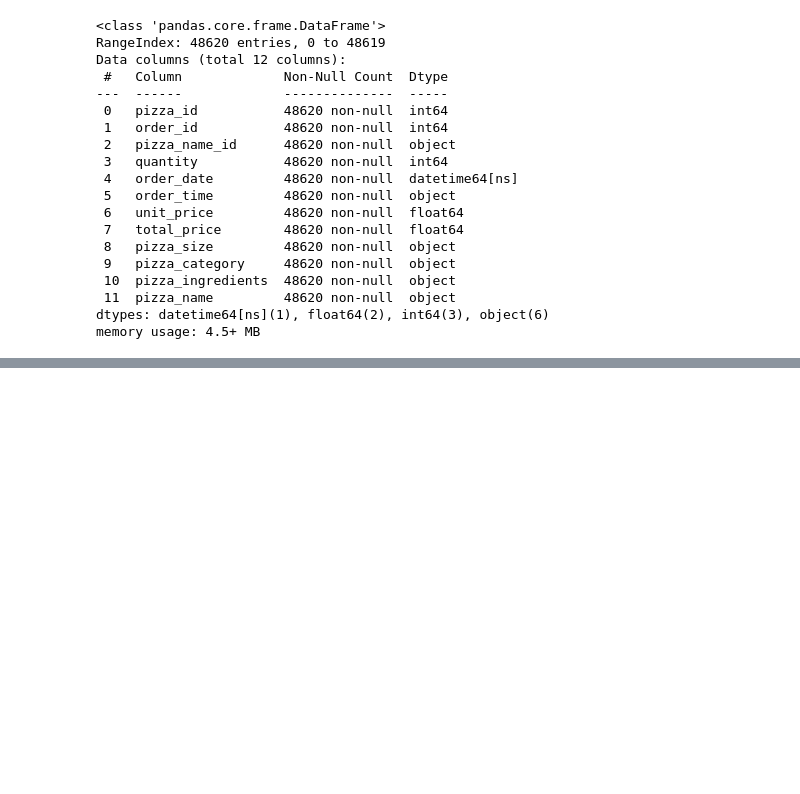
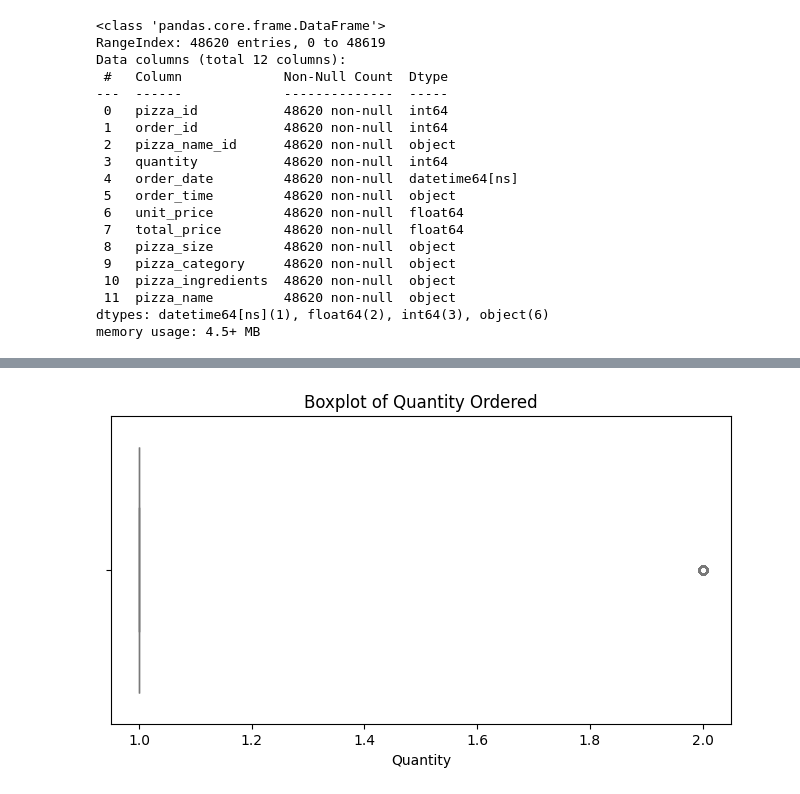
Before and after one commit to Nagasuruthi-R/Dominos_time_forecasting_prj, a Jupyter notebook: cleaning_datasets.ipynb, the cells around one changed output, grey strips where cells are left out. Saved outputs shown, nothing was run; the diff lists cells and outputs as text; code cells hidden in the pictures; blank space fills up the shorter version.

```diff
--- a/cleaning_datasets.ipynb
+++ b/cleaning_datasets.ipynb
@@ -274,3 +277,6 @@ memory usage: 4.5+ MB
 # %%
 # Save the preprocessed DataFrame to an Excel file
 sales_df.to_excel("preprocessed_sales_data.xlsx", index=False)
+# %%
+# Load the preprocessed dataset
+sales_df = pd.read_excel("preprocessed_sales_data.xlsx")
@@ -276,0 +338,9 @@ sales_df.to_excel("preprocessed_sales_data.xlsx", index=False)
+# %%
+# Boxplot for 'quantity'
+plt.figure(figsize=(8, 4))
+sns.boxplot(x=sales_df['quantity'], color='lightblue')
+plt.title("Boxplot of Quantity Ordered")
+plt.xlabel("Quantity")
+plt.show()
+# %% [output]
+[figure, added]
```
Also changed, not shown: parts of 15 cells of this notebook, 2 other files.
